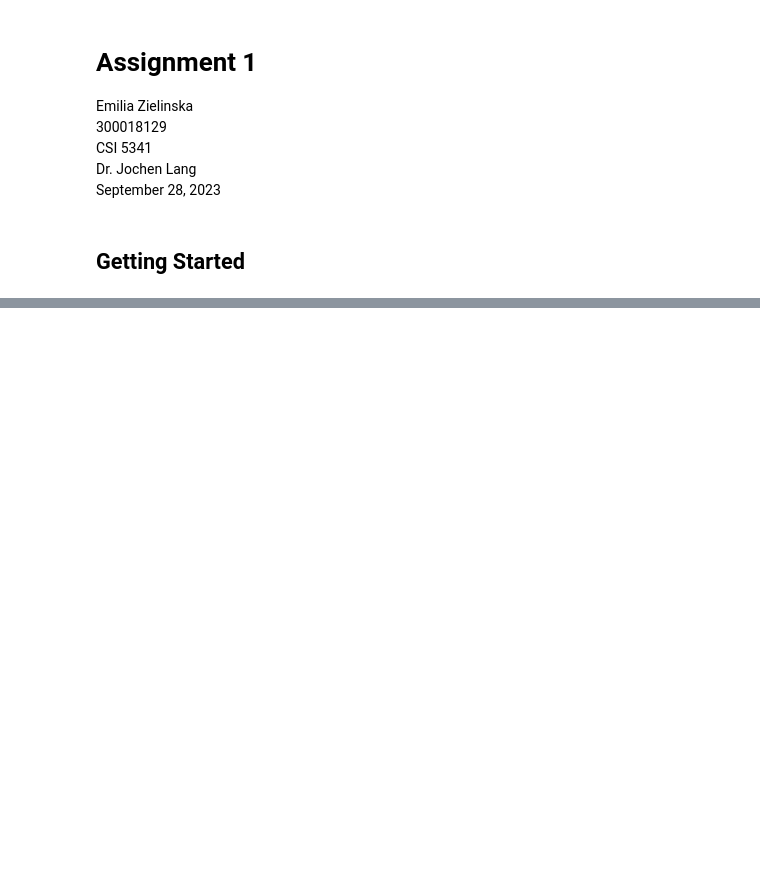
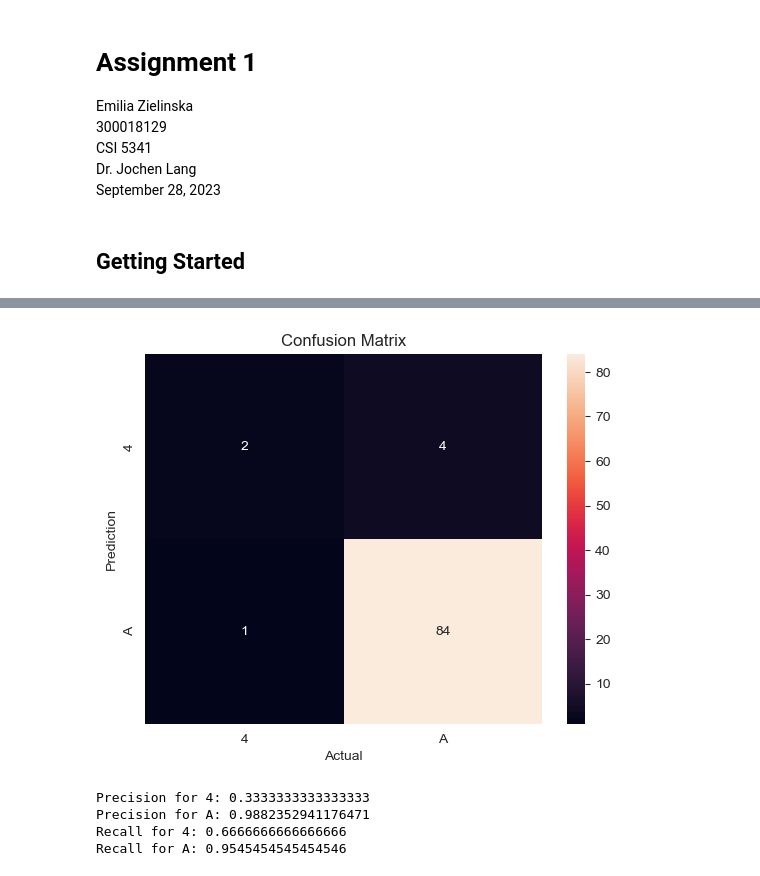
Before and after one commit to emiliamzz/Learning-Based-Comp-Vision, a Jupyter notebook: Assignment 1/a1_300018129_csi5341.ipynb, the cells around one changed output, grey strips where cells are left out. Drawn from its saved outputs; the diff is of its cells as text; code cells hidden in the pictures; blank space fills up the shorter version.

Commit message:
Binary Classifiers

```diff
--- a/Assignment 1/a1_300018129_csi5341.ipynb
+++ b/Assignment 1/a1_300018129_csi5341.ipynb
@@ -27,6 +27,7 @@ from skimage.io import imread
 from skimage.transform import resize
 # %%
 # Preprocess each image by turning it grayscale and resizing to 50 by 50
+# Reshape the data of each image to be in a 1D array
 # Then save image into numpy matrix // 2D array
 
 matrix_4 = []
@@ -34,25 +35,29 @@ for f in file_list_4:
     img = imread(f, True)
     img_resized = resize(img, (50, 50))
     data = np.array(img_resized)
-    matrix_4.append(data)
+    data_reshaped = np.reshape(data, 50*50)
+    matrix_4.append(data_reshaped)
 
 matrix_A = []
 for f in file_list_A:
     img = imread(f, True)
     img_resized = resize(img, (50, 50))
     data = np.array(img_resized)
-    matrix_A.append(data)
+    data_reshaped = np.reshape(data, 50*50)
+    matrix_A.append(data_reshaped)
 
 matrix_u = []
 for f in file_list_u:
     img = imread(f, True)
     img_resized = resize(img, (50, 50))
     data = np.array(img_resized)
-    matrix_u.append(data)
+    data_reshaped = np.reshape(data, 50*50)
+    matrix_u.append(data_reshaped)
 
-matrix_8 = []
-for f in file_list_8:
+matrix_H = []
+for f in file_list_H:
     img = imread(f, True)
     img_resized = resize(img, (50, 50))
     data = np.array(img_resized)
-    matrix_8.append(data)
+    data_reshaped = np.reshape(data, 50*50)
+    matrix_H.append(data_reshaped)
@@ -58,0 +69,19 @@ for f in file_list_8:
+# %%
+# Create the target sets for '4' and 'A'
+target_4 = ['4'] * len(matrix_4)
+target_A = ['A'] * len(matrix_A)
+
+# Concatenate the data and the target sets for '4' and 'A' into one big data / target set
+x = np.concatenate((matrix_4, matrix_A), axis=0)
+y = np.concatenate((target_4, target_A))
+
+# Split the data and target sets into training, testing, and validation sets
+# 70% will be training, 15% will be testing, and 15% will be validation
+x_train, x_combine, y_train, y_combine = train_test_split(x, y, train_size=0.7, random_state=3)
+x_test, x_val, y_test, y_val = train_test_split(x_combine, y_combine, test_size=0.5, random_state=3)
+
+# Create and train the classifier
+clf = LogisticRegression()
+clf.fit(x_train, y_train)
+
+y_pred = clf.predict(x_test)
@@ -58,0 +112,35 @@ for f in file_list_8:
+# %%
+cm = confusion_matrix(y_test, y_pred)
+
+# Plot the confusion matrix
+sns.heatmap(cm, annot=True, xticklabels=['4', 'A'], yticklabels=['4', 'A'])
+plt.title('Confusion Matrix')
+plt.xlabel('Actual')
+plt.ylabel('Prediction')
+plt.show()
+# %% [output]
+[figure, added]
+# %%
+tp = cm[0][0]
+fp = cm[0][1]
+fn = cm[1][0]
+tn = cm[1][1]
+
+# Precision = TP / (TP + FP)
+precision_4 = tp / (tp + fp)
+precision_A = tn / (tn + fn)
+
+print('Precision for 4: ' + str(precision_4))
+print('Precision for A: ' + str(precision_A))
+
+# Recall = TP / (TP + FN)
+recall_4 = tp / (tp + fn)
+recall_A = tn / (tn + fp)
+
+print('Recall for 4: ' + str(recall_4))
+print('Recall for A: ' + str(recall_A))
+# %% [output]
+Precision for 4: 0.3333333333333333
+Precision for A: 0.9882352941176471
+Recall for 4: 0.6666666666666666
+Recall for A: 0.9545454545454546
```
Also changed, not shown: parts of 9 cells of this notebook.
